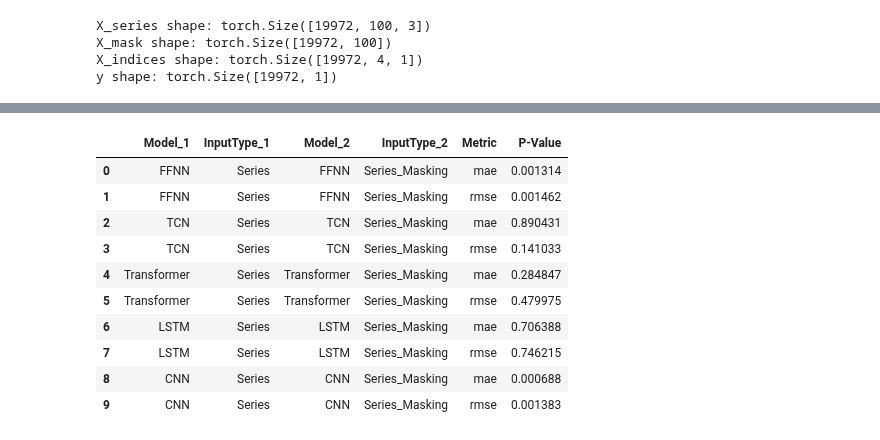
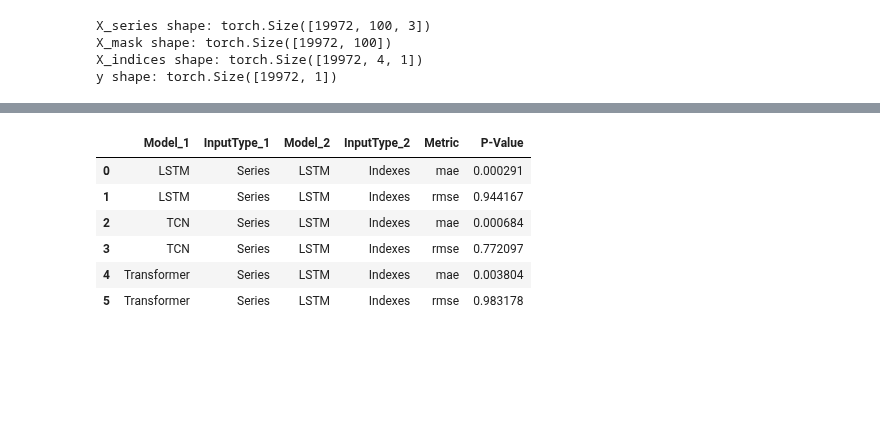
Before and after one commit to MiguelGarcaoSilva/motifpred, a Jupyter notebook: code/casestudy_syntheticdata2/t-tests.ipynb, the cells around one changed output, grey strips where cells are left out. Drawn from its saved outputs; the diff is of its cells as text; code cells hidden in the pictures; blank space fills up the shorter version.

```diff
--- a/code/casestudy_syntheticdata2/t-tests.ipynb
+++ b/code/casestudy_syntheticdata2/t-tests.ipynb
@@ -341,49 +341,43 @@ print(avg_results_df)
 16             Transformer  Series_Masking  3.0  4.959506   7.727468
 # %%
 # Define parameters
-models_1 = ["FFNN", "TCN", "Transformer", "LSTM", "CNN" ]
+models_1 = ["LSTM", "TCN", "Transformer"]
 input_types_1 = ["Series"]
-models_2 = ["FFNN", "TCN", "Transformer", "LSTM", "CNN" ]
-input_types_2 = ["Series_Masking"]
+models_2 = ["LSTM" ]
+input_types_2 = ["Indexes"]
 
 # Filter data for the selected input types
 
 results = []
 for model1 in models_1:
     for model2 in models_2:
         for input_1 in input_types_1:
             for input_2 in input_types_2:
                 for metric in ["mae", "rmse"]:
 
                     data1 = results_df[(results_df['model'] == model1) & (results_df['input'] == input_1)].sort_values('fold')[metric]
                     data2 = results_df[(results_df['model'] == model2) & (results_df['input'] == input_2)].sort_values('fold')[metric]
 
                     # Perform a paired t-test if the lengths match
-                    if model1 != model2:
-                        continue
                     if len(data1) == len(data2):
-                        t_stat, p_value = ttest_rel(data1, data2, alternative='greater')
+                        t_stat, p_value = ttest_rel(data1, data2, alternative='less')
                         results.append({
                             "Model_1": model1,
                             "InputType_1": input_1,
                             "Model_2": model2,
                             "InputType_2": input_2,
                             "Metric": metric,
                             "P-Value": p_value
                         })
 
 # Convert results to DataFrame and display
 pval_results_df = pd.DataFrame(results)
 pval_results_df
 # %% [output]
 |  | Model_1 | InputType_1 | Model_2 | InputType_2 | Metric | P-Value |
-| 0 | FFNN | Series | FFNN | Series_Masking | mae | 0.001314 |
-| 1 | FFNN | Series | FFNN | Series_Masking | rmse | 0.001462 |
-| 2 | TCN | Series | TCN | Series_Masking | mae | 0.890431 |
-| 3 | TCN | Series | TCN | Series_Masking | rmse | 0.141033 |
-| 4 | Transformer | Series | Transformer | Series_Masking | mae | 0.284847 |
-| 5 | Transformer | Series | Transformer | Series_Masking | rmse | 0.479975 |
-| 6 | LSTM | Series | LSTM | Series_Masking | mae | 0.706388 |
-| 7 | LSTM | Series | LSTM | Series_Masking | rmse | 0.746215 |
-| 8 | CNN | Series | CNN | Series_Masking | mae | 0.000688 |
-| 9 | CNN | Series | CNN | Series_Masking | rmse | 0.001383 |
+| 0 | LSTM | Series | LSTM | Indexes | mae | 0.000291 |
+| 1 | LSTM | Series | LSTM | Indexes | rmse | 0.944167 |
+| 2 | TCN | Series | LSTM | Indexes | mae | 0.000684 |
+| 3 | TCN | Series | LSTM | Indexes | rmse | 0.772097 |
+| 4 | Transformer | Series | LSTM | Indexes | mae | 0.003804 |
+| 5 | Transformer | Series | LSTM | Indexes | rmse | 0.983178 |
```
Also changed, not shown: parts of 2 cells of this notebook, 17 other files.
